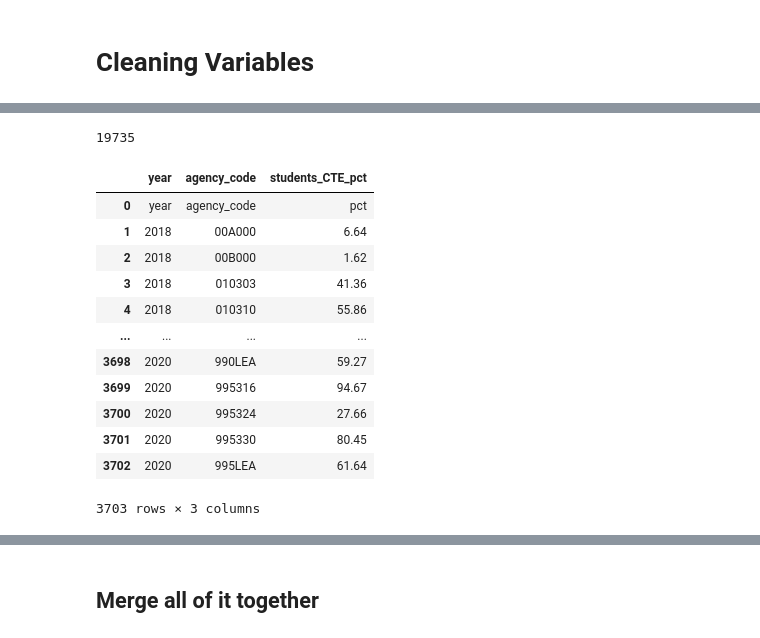
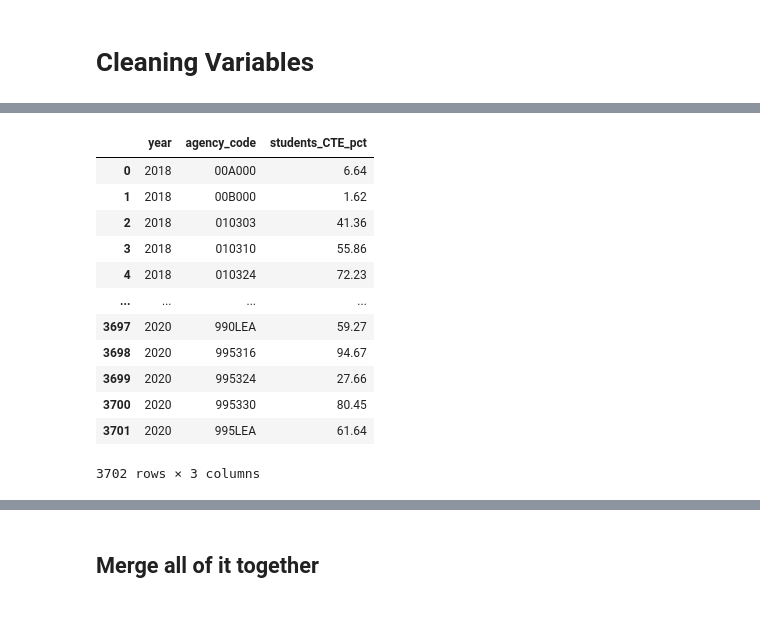
Before and after one commit to codypscott/DTSC4301, a Jupyter notebook: Dataprep.ipynb, the cells around one changed output, grey strips where cells are left out. Drawn from its saved outputs; the diff is of its cells as text; code cells hidden in the pictures.

```diff
--- a/Dataprep.ipynb
+++ b/Dataprep.ipynb
@@ -132,7 +126,6 @@ filepath = r'C:\Users\ricke\OneDrive\Desktop\DTSC4301A\Sprint 2' + '\\' + datase
 
 ## read excel file
 AP_df = pd.read_excel(filepath + 'NC_AP'  + '.xlsx' , index_col = None, header=0, usecols=[0, 1, 2, 3, 5])
-print(AP_df.size)
 
 ## choose only Charlotte-Mecklenburg Schools
 AP_df = AP_df[ AP_df['agency_code'].str.startswith('600') == True]
@@ -142,6 +135,4 @@ AP_df = AP_df[ AP_df['category_code'] == 'H']
 
 ## write to CSV
 #AP_df.to_csv('AP Data.csv')
-# %% [output]
-19735
 # %%
@@ -170,22 +162,22 @@ credentials_df = credentials_df.loc[ credentials_df['agency_code'].isin(agency_c
 
 #credentials_df.to_csv('Credentials Data.csv')
 # %%
-creds_enroll_df = pd.read_excel(filepath + 'CTE_Enrollment' +'.xlsx', index_col = None, header=None, names=['year', 'agency_code', 'students_CTE_pct'], usecols=[0,1,4])
+creds_enroll_df = pd.read_excel(filepath + 'CTE_Enrollment' +'.xlsx', index_col = None, header=None, skiprows=[0], names=['year', 'agency_code', 'students_CTE_pct'], usecols=[0,1,4])
 creds_enroll_df
 # %% [output]
 |  | year | agency_code | students_CTE_pct |
-| 0 | year | agency_code | pct |
-| 1 | 2018 | 00A000 | 6.64 |
-| 2 | 2018 | 00B000 | 1.62 |
-| 3 | 2018 | 010303 | 41.36 |
-| 4 | 2018 | 010310 | 55.86 |
+| 0 | 2018 | 00A000 | 6.64 |
+| 1 | 2018 | 00B000 | 1.62 |
+| 2 | 2018 | 010303 | 41.36 |
+| 3 | 2018 | 010310 | 55.86 |
+| 4 | 2018 | 010324 | 72.23 |
 | ... | ... | ... | ... |
-| 3698 | 2020 | 990LEA | 59.27 |
-| 3699 | 2020 | 995316 | 94.67 |
-| 3700 | 2020 | 995324 | 27.66 |
-| 3701 | 2020 | 995330 | 80.45 |
-| 3702 | 2020 | 995LEA | 61.64 |
+| 3697 | 2020 | 990LEA | 59.27 |
+| 3698 | 2020 | 995316 | 94.67 |
+| 3699 | 2020 | 995324 | 27.66 |
+| 3700 | 2020 | 995330 | 80.45 |
+| 3701 | 2020 | 995LEA | 61.64 |
-3703 rows × 3 columns
+3702 rows × 3 columns
 # %%
 creds_merged_df = credentials_df.merge(creds_enroll_df, on=['year', 'agency_code'])
 # %%
```
Also changed, not shown: parts of 12 cells of this notebook.
